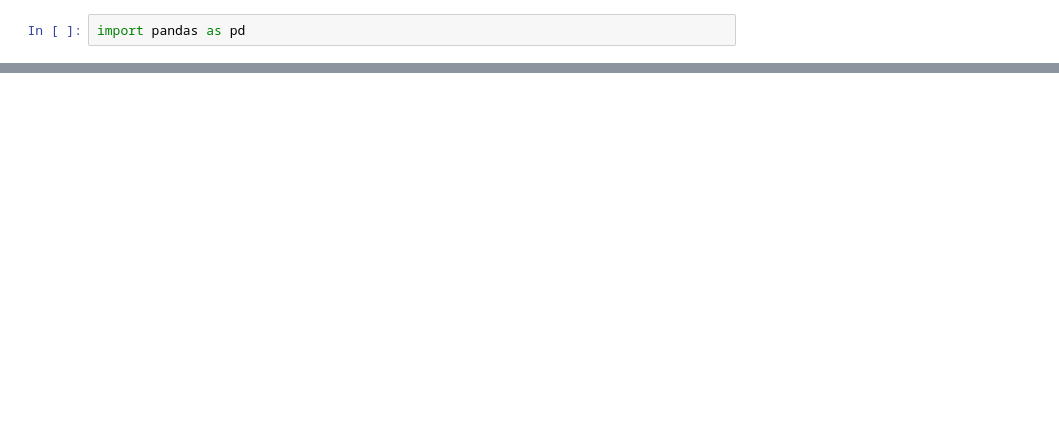
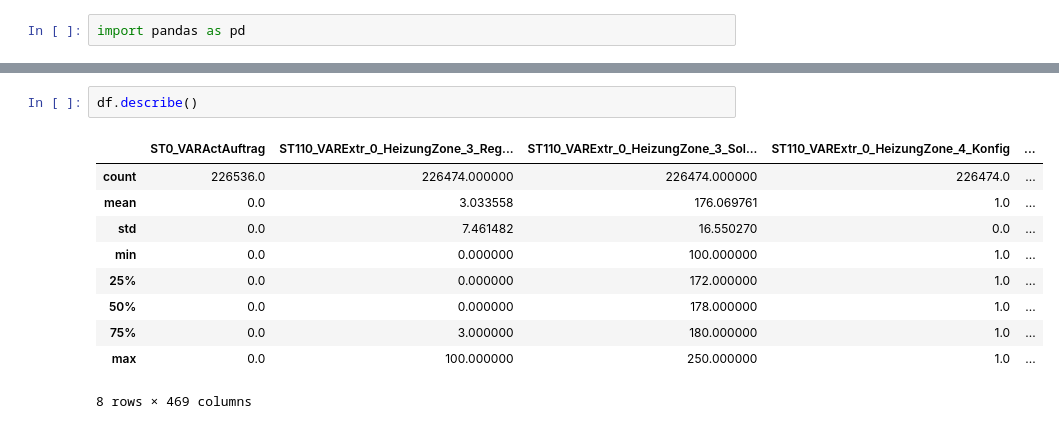
Before and after one commit to sanalps/Plastic_Extruder_Failure_Analysis, a Jupyter notebook: Extruder_a2_EDA.ipynb, the cells around one changed output, grey strips where cells are left out. Drawn from its saved outputs; the diff is of its cells as text; blank space fills up the shorter version.

```diff
--- a/Extruder_a2_EDA.ipynb
+++ b/Extruder_a2_EDA.ipynb
@@ -11,0 +35,13 @@ Mounted at /content/gdrive
+# %%
+df.describe()
+# %% [output]
+|  | ST0_VARActAuftrag | ST110_VARExtr_0_HeizungZone_3_Reg... | ST110_VARExtr_0_HeizungZone_3_Sol... | ST110_VARExtr_0_HeizungZone_4_Konfig | ... |
+| count | 226536.0 | 226474.000000 | 226474.000000 | 226474.0 | ... |
+| mean | 0.0 | 3.033558 | 176.069761 | 1.0 | ... |
+| std | 0.0 | 7.461482 | 16.550270 | 0.0 | ... |
+| min | 0.0 | 0.000000 | 100.000000 | 1.0 | ... |
+| 25% | 0.0 | 0.000000 | 172.000000 | 1.0 | ... |
+| 50% | 0.0 | 0.000000 | 178.000000 | 1.0 | ... |
+| 75% | 0.0 | 3.000000 | 180.000000 | 1.0 | ... |
+| max | 0.0 | 100.000000 | 250.000000 | 1.0 | ... |
+8 rows × 469 columns
```
Also changed, not shown: parts of 9 cells of this notebook, 1 other file.
